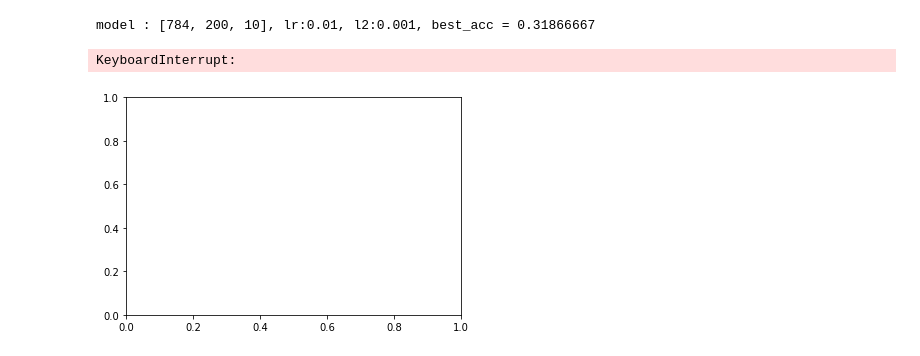
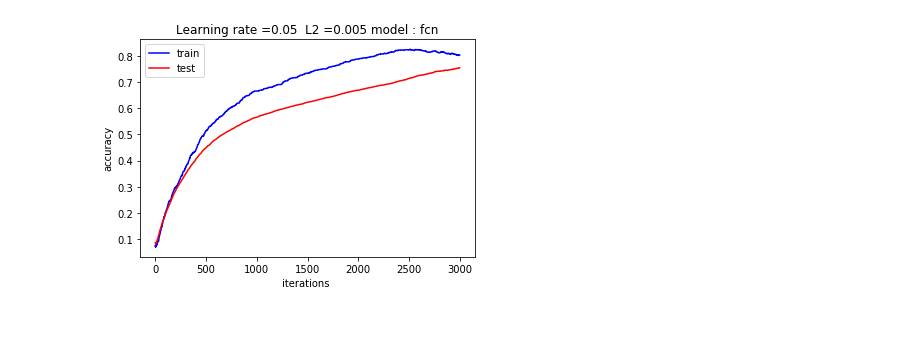
Before and after one commit to YoungsooNa/ML, a Jupyter notebook: Assignment_10/Assignment10.ipynb, the cells around one changed output. Saved outputs shown, nothing was run; the diff lists cells and outputs as text; code cells hidden in the pictures; blank space fills up the shorter version.

Commit message:
trained

```diff
--- a/Assignment_10/Assignment10.ipynb
+++ b/Assignment_10/Assignment10.ipynb
@@ -244,12 +230,13 @@ def draw_acc(fcn, save=False, name='', show=True):
         plt.ylabel('accuracy')
         plt.xlabel('iterations ')
         plt.legend()
-        plt.title("Learning rate =" + str(fcn.lr)+"  L2 =" + str(fcn.l2) + " model : " + str(fcn.architect))
+        plt.title("Learning rate =" + str(fcn.start_lr)+"  L2 =" + str(fcn.l2) + " model : " + str(fcn.model_name))
         if save:
             plt.savefig(name)
+            plt.cla()
         if show:
             plt.show()
-        plt.cla()
+
 
 
 def draw_err(fcn, save=False, name='',show=True):
@@ -258,32 +245,17 @@ def draw_err(fcn, save=False, name='',show=True):
         plt.ylabel('loss')
         plt.xlabel('iterations ')
         plt.legend()
-        plt.title("Learning rate =" + str(fcn.lr)+"  L2 =" + str(fcn.l2) + " model : " + str(fcn.architect))
+        plt.title("Learning rate =" + str(fcn.start_lr)+"  L2 =" + str(fcn.l2) + " model : " + str(fcn.model_name))
         if save:
             plt.savefig(name)
+            plt.cla()
         if show:
             plt.show()
-        plt.cla()
-# %%
-import time
-
-simple = [784, 200, 10]
-feeling = [784, 1568, 784, 196, 49, 10]
-divide2 = [784, 392, 196, 98, 49, 10]
-
-list_models = [simple, feeling, divide2]
-list_lr = [0.01, 0.1, 0.005]
-list_l2 = [0.001, 0.01, 0.005]
-
-for e_model in list_models:
-    for e_lr in list_lr:
-        for e_l2 in list_l2:
-            n1 = FCN(e_model, epochs=1000000, save_term=100000, l2=e_l2, lr=e_lr)
-            n1.fit(x_train, y_train, x_val, y_val)
-            print(f"model : {e_model}, lr:{e_lr}, l2:{e_l2}, best_acc = {np.max(n1.val_acc_log):>.8}")
-            draw_acc(n1,True, f"result/{n1.last_saved_time}_acc.png", show=False)
-            draw_err(n1, True, f"result/{n1.last_saved_time}_loss.png", show=False)
-# %% [output]
-model : [784, 200, 10], lr:0.01, l2:0.001, best_acc = 0.31866667
-KeyboardInterrupt:
-[figure, removed]
+# %%
+simple = [784, 196, 49, 10]
+n1 = FCN(simple, epochs=3000, l2=0.005, lr = 0.05)
+n1.fit(x_train, y_train, x_val, y_val)
+# %%
+draw_acc(n1)
+# %% [output]
+[figure, added]
```
Also changed, not shown: parts of 6 cells of this notebook.
